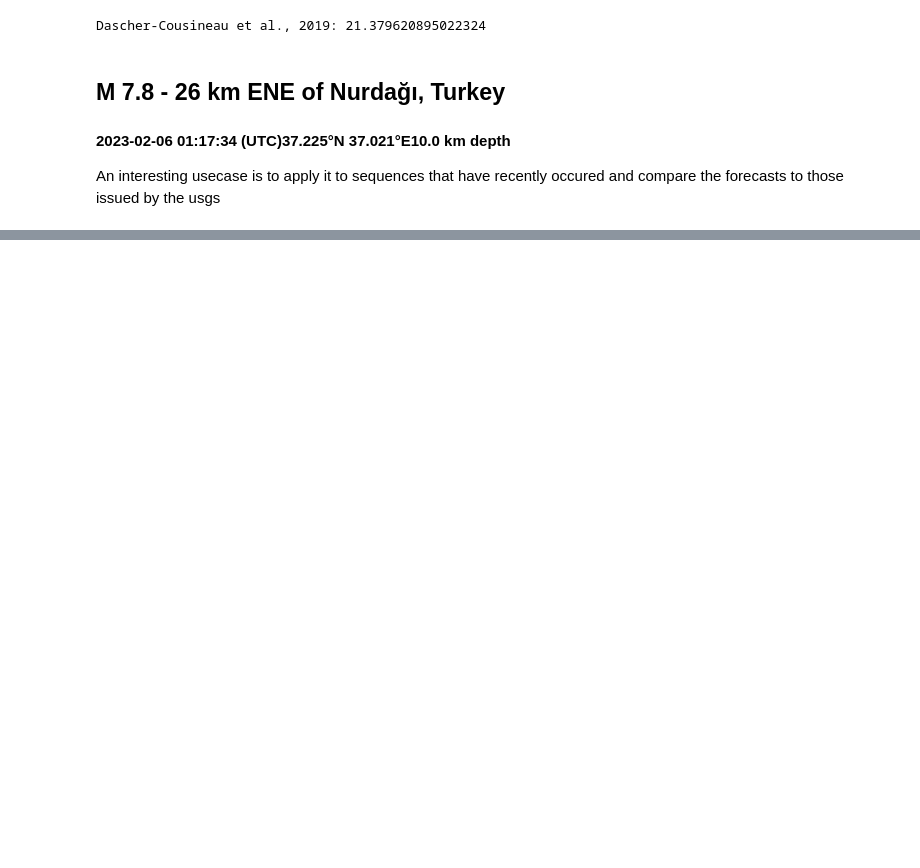
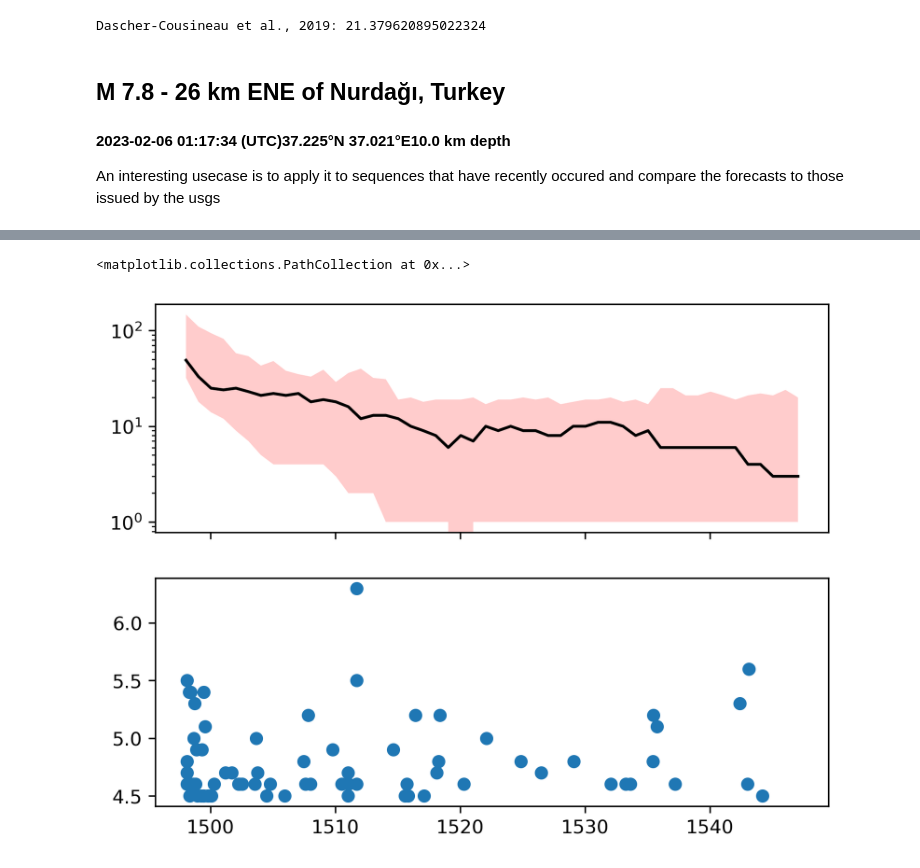
Before and after one commit to keliankaz/recast, a Jupyter notebook: notebooks/kelian/5. Forecasting global.ipynb, the cells around one changed output, grey strips where cells are left out. Cells and saved outputs as stored; diff of their text form; code cells hidden in the pictures; blank space fills up the shorter version.

```diff
--- a/notebooks/kelian/5. Forecasting global.ipynb
+++ b/notebooks/kelian/5. Forecasting global.ipynb
@@ -193,0 +209,36 @@ for i in range(10):
+# %%
+all_forecasts = []
+actual_counts = []
+forecast_quantiles = []
+for ti in forecast_times:
+
+    forecast, observation = run_forecast(model, test_seq, ti, duration, number_of_continuations)
+    all_forecasts.append(forecast)
+
+    counts = [len(seq) for seq in forecast]
+
+    actual_counts.append(len(observation))
+    forecast_quantiles.append(np.quantile(counts, quantiles))
+# %%
+import matplotlib.pyplot as plt
+fig, AX = plt.subplots(2,1,sharex=True, dpi=300)
+
+forecast_quantiles_lower = [q[4] for q in forecast_quantiles]
+forecast_quantiles_higher = [q[99] for q in forecast_quantiles]
+
+ax = AX[0]
+ax.plot(forecast_times[:len(forecast_quantiles_lower)], actual_counts, label='Observed', c='k')
+ax.fill_between(
+    forecast_times[:len(forecast_quantiles_lower)],
+    forecast_quantiles_lower,forecast_quantiles_higher,
+    facecolor='r',
+    alpha=0.2,
+)
+ax.set_yscale('log')
+
+experiment_sequence = test_seq.get_subsequence(experiment_start_day, experiment_end_day)
+ax = AX[1]
+ax.scatter(experiment_sequence.arrival_times,experiment_sequence.mag)
+# %% [output]
+<matplotlib.collections.PathCollection at 0x...>
+[figure, added]
```
Also changed, not shown: parts of 14 cells of this notebook, 2 other files.
